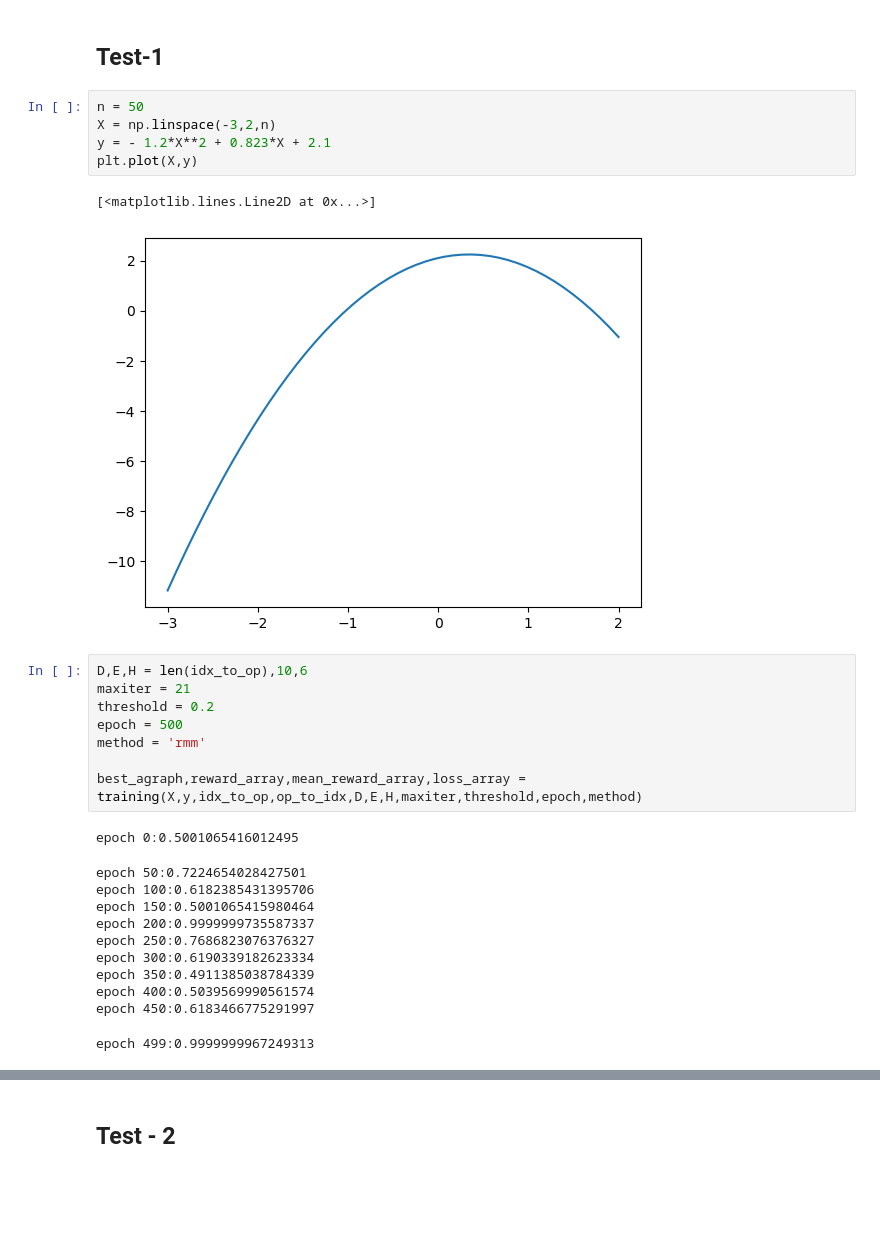
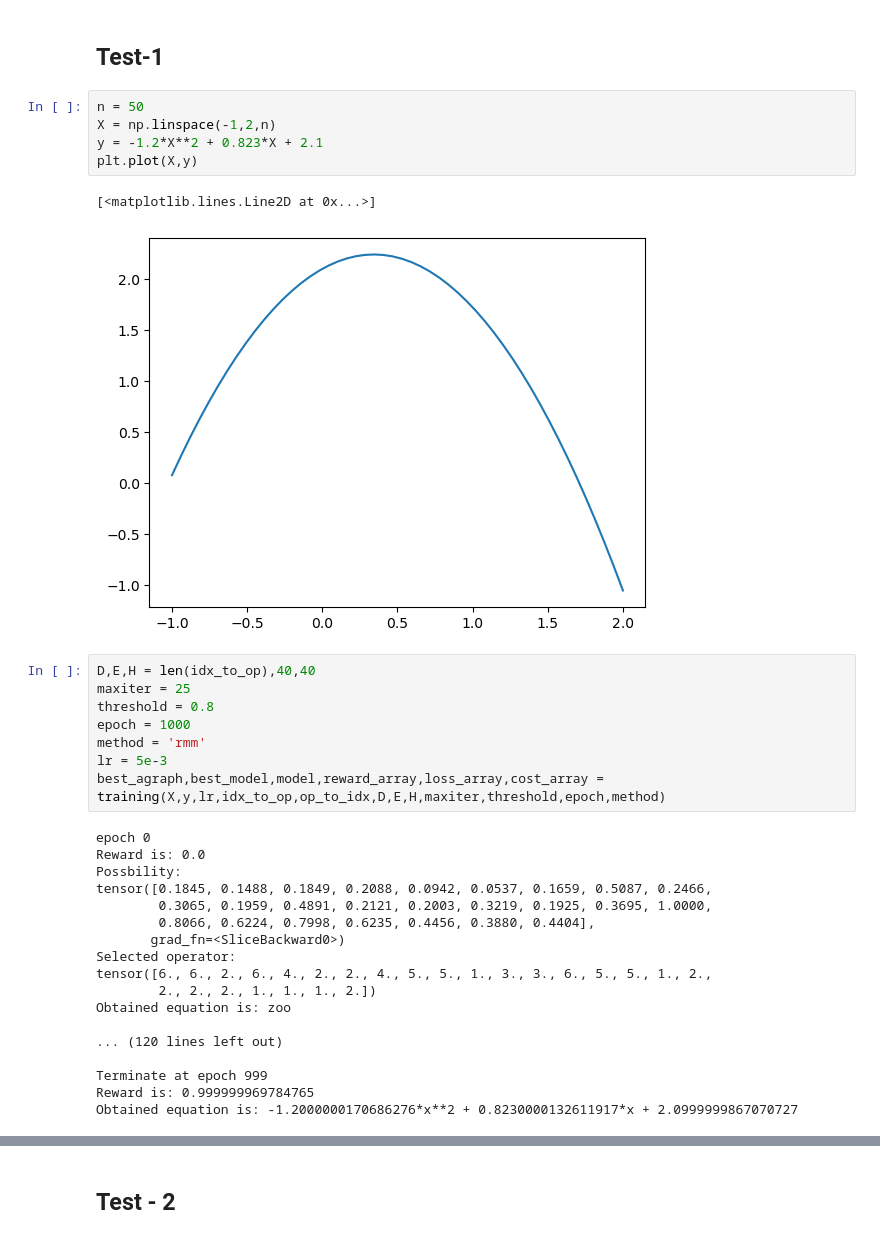
Before and after one commit to HongsupOH/DeepSymbolicRegression, a Jupyter notebook: Project/main.ipynb, the cells around one changed output, grey strips where cells are left out. Cells and saved outputs as stored; diff of their text form; blank space fills up the shorter version.

```diff
--- a/Project/main.ipynb
+++ b/Project/main.ipynb
@@ -91,29 +213,35 @@ def training(X,y,idx_to_op,op_to_idx,D,E,H,maxiter,threshold,epoch,method):
 ## Test-1
 # %%
 n = 50
-X = np.linspace(-3,2,n)
-y = - 1.2*X**2 + 0.823*X + 2.1
+X = np.linspace(-1,2,n)
+y = -1.2*X**2 + 0.823*X + 2.1
 plt.plot(X,y)
 # %% [output]
 [<matplotlib.lines.Line2D at 0x...>]
-[figure, old version]
+[figure, new version]
 # %%
-D,E,H = len(idx_to_op),10,6
-maxiter = 21
-threshold = 0.2
-epoch = 500
+D,E,H = len(idx_to_op),40,40
+maxiter = 25
+threshold = 0.8
+epoch = 1000
 method = 'rmm'
-
-best_agraph,reward_array,mean_reward_array,loss_array = training(X,y,idx_to_op,op_to_idx,D,E,H,maxiter,threshold,epoch,method)
+lr = 5e-3
+best_agraph,best_model,model,reward_array,loss_array,cost_array = training(X,y,lr,idx_to_op,op_to_idx,D,E,H,maxiter,threshold,epoch,method)
 # %% [output]
-epoch 0:0.5001065416012495
+epoch 0
+Reward is: 0.0
+Possbility:
+tensor([0.1845, 0.1488, 0.1849, 0.2088, 0.0942, 0.0537, 0.1659, 0.5087, 0.2466,
+        0.3065, 0.1959, 0.4891, 0.2121, 0.2003, 0.3219, 0.1925, 0.3695, 1.0000,
+        0.8066, 0.6224, 0.7998, 0.6235, 0.4456, 0.3880, 0.4404],
+       grad_fn=<SliceBackward0>)
+Selected operator:
+tensor([6., 6., 2., 6., 4., 2., 2., 4., 5., 5., 1., 3., 3., 6., 5., 5., 1., 2.,
+        2., 2., 2., 1., 1., 1., 2.])
+Obtained equation is: zoo
+
+... (120 lines left out)
+
+Terminate at epoch 999
+Reward is: 0.999999969784765
+Obtained equation is: -1.2000000170686276*x**2 + 0.8230000132611917*x + 2.0999999867070727
-epoch 50:0.7224654028427501
-epoch 100:0.6182385431395706
-epoch 150:0.5001065415980464
-epoch 200:0.9999999735587337
-epoch 250:0.7686823076376327
-epoch 300:0.6190339182623334
-epoch 350:0.4911385038784339
-epoch 400:0.5039569990561574
-epoch 450:0.6183466775291997
-epoch 499:0.9999999967249313
```
Also changed, not shown: parts of 44 cells of this notebook, 2 other files.
